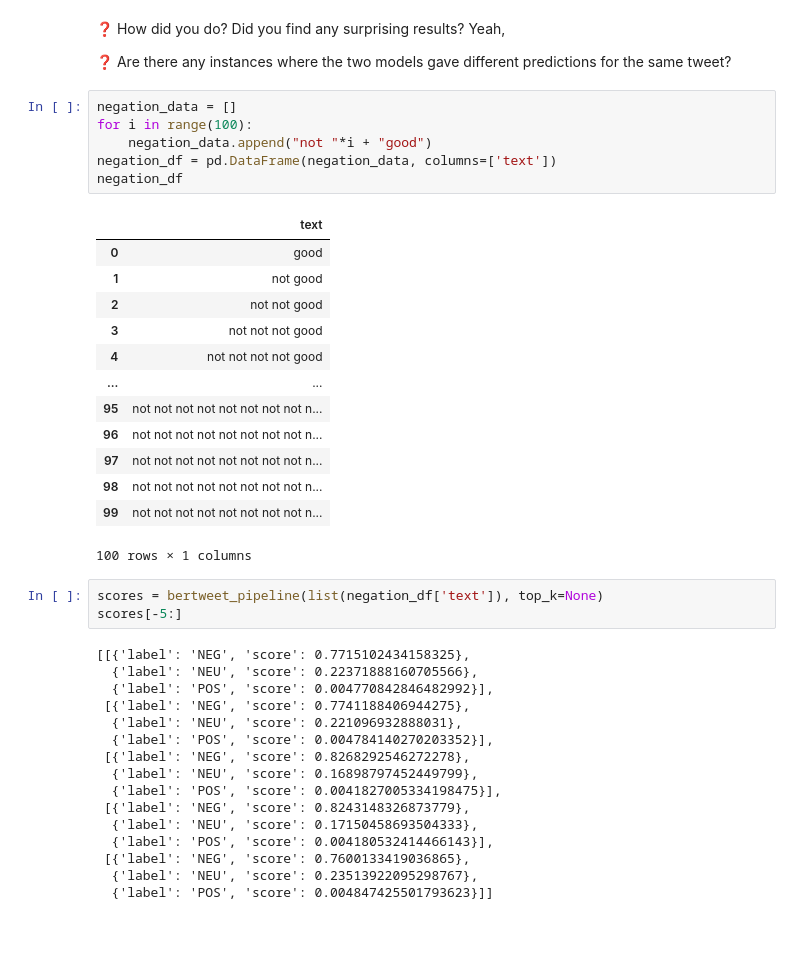
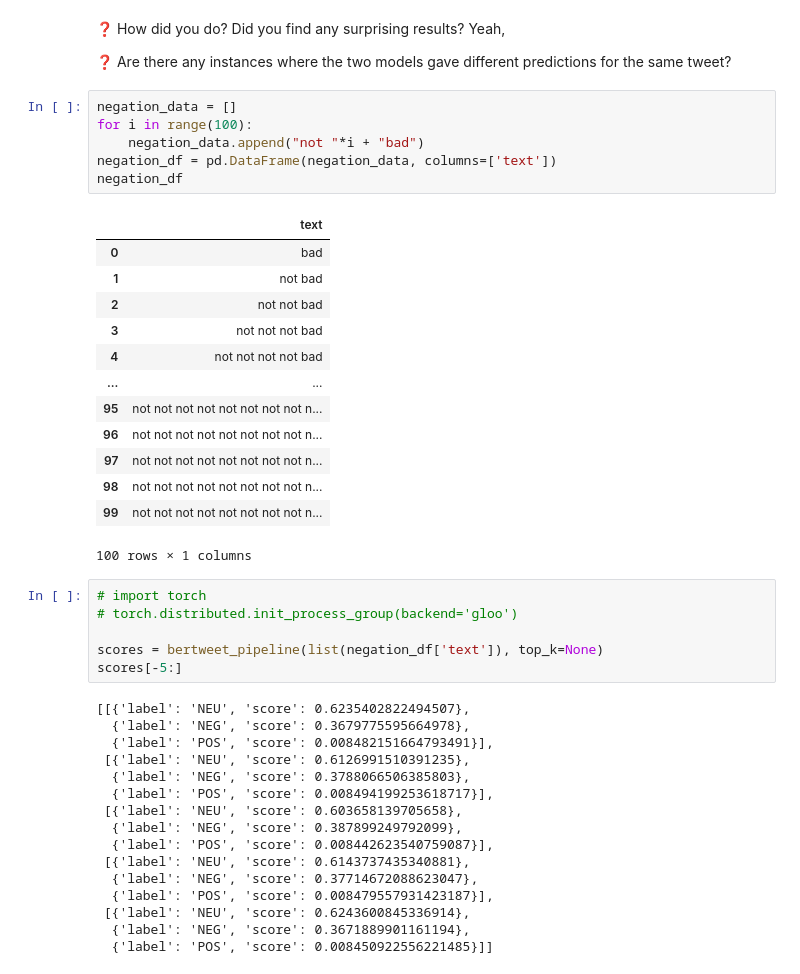
Before and after one commit to JonathanGrant/MLE-10, a Jupyter notebook: assignments/week-02-twitter-sentiment-analysis/nb/analyze-sentiment-twitter.ipynb, the cells around one changed output. Drawn from its saved outputs; the diff is of its cells as text; blank space fills up the shorter version.

```diff
--- a/assignments/week-02-twitter-sentiment-analysis/nb/analyze-sentiment-twitter.ipynb
+++ b/assignments/week-02-twitter-sentiment-analysis/nb/analyze-sentiment-twitter.ipynb
@@ -328,16 +330,16 @@ Yeah,
 # %%
 negation_data = []
 for i in range(100):
-    negation_data.append("not "*i + "good")
+    negation_data.append("not "*i + "bad")
 negation_df = pd.DataFrame(negation_data, columns=['text'])
 negation_df
 # %% [output]
 |  | text |
-| 0 | good |
-| 1 | not good |
-| 2 | not not good |
-| 3 | not not not good |
-| 4 | not not not not good |
+| 0 | bad |
+| 1 | not bad |
+| 2 | not not bad |
+| 3 | not not not bad |
+| 4 | not not not not bad |
 | ... | ... |
 | 95 | not not not not not not not not n... |
 | 96 | not not not not not not not not n... |
@@ -346,24 +348,27 @@ negation_df
 | 99 | not not not not not not not not n... |
 100 rows × 1 columns
 # %%
+# import torch
+# torch.distributed.init_process_group(backend='gloo')
+
 scores = bertweet_pipeline(list(negation_df['text']), top_k=None)
 scores[-5:]
 # %% [output]
-[[{'label': 'NEG', 'score': 0.7715102434158325},
-  {'label': 'NEU', 'score': 0.22371888160705566},
-  {'label': 'POS', 'score': 0.004770842846482992}],
- [{'label': 'NEG', 'score': 0.7741188406944275},
-  {'label': 'NEU', 'score': 0.221096932888031},
-  {'label': 'POS', 'score': 0.004784140270203352}],
- [{'label': 'NEG', 'score': 0.8268292546272278},
-  {'label': 'NEU', 'score': 0.16898797452449799},
-  {'label': 'POS', 'score': 0.0041827005334198475}],
- [{'label': 'NEG', 'score': 0.8243148326873779},
-  {'label': 'NEU', 'score': 0.17150458693504333},
-  {'label': 'POS', 'score': 0.004180532414466143}],
- [{'label': 'NEG', 'score': 0.7600133419036865},
-  {'label': 'NEU', 'score': 0.23513922095298767},
-  {'label': 'POS', 'score': 0.004847425501793623}]]
+[[{'label': 'NEU', 'score': 0.6235402822494507},
+  {'label': 'NEG', 'score': 0.3679775595664978},
+  {'label': 'POS', 'score': 0.008482151664793491}],
+ [{'label': 'NEU', 'score': 0.6126991510391235},
+  {'label': 'NEG', 'score': 0.3788066506385803},
+  {'label': 'POS', 'score': 0.008494199253618717}],
+ [{'label': 'NEU', 'score': 0.603658139705658},
+  {'label': 'NEG', 'score': 0.387899249792099},
+  {'label': 'POS', 'score': 0.008442623540759087}],
+ [{'label': 'NEU', 'score': 0.6143737435340881},
+  {'label': 'NEG', 'score': 0.37714672088623047},
+  {'label': 'POS', 'score': 0.008479557931423187}],
+ [{'label': 'NEU', 'score': 0.6243600845336914},
+  {'label': 'NEG', 'score': 0.3671889901161194},
+  {'label': 'POS', 'score': 0.008450922556221485}]]
 # %%
 score_df = pd.DataFrame([[x[0]['label'], x[0]['score'], x[1]['label'], x[1]['score'], x[2]['label'], x[2]['score']] for x in scores], columns=['label_0', 'score_0', 'label_1', 'score_1', 'label_2', 'score_2'])
 score_df
```
Also changed, not shown: parts of 9 cells of this notebook.
